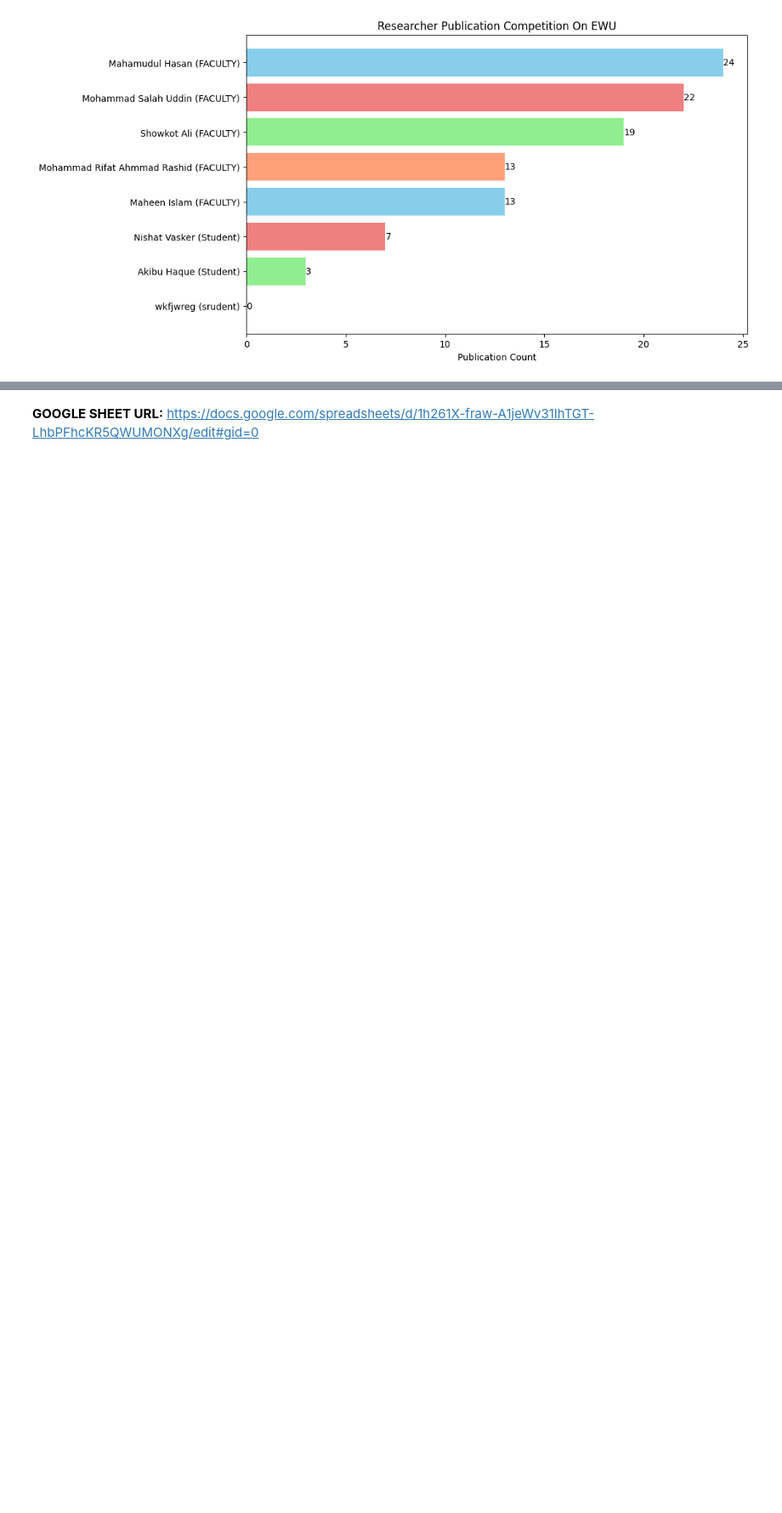
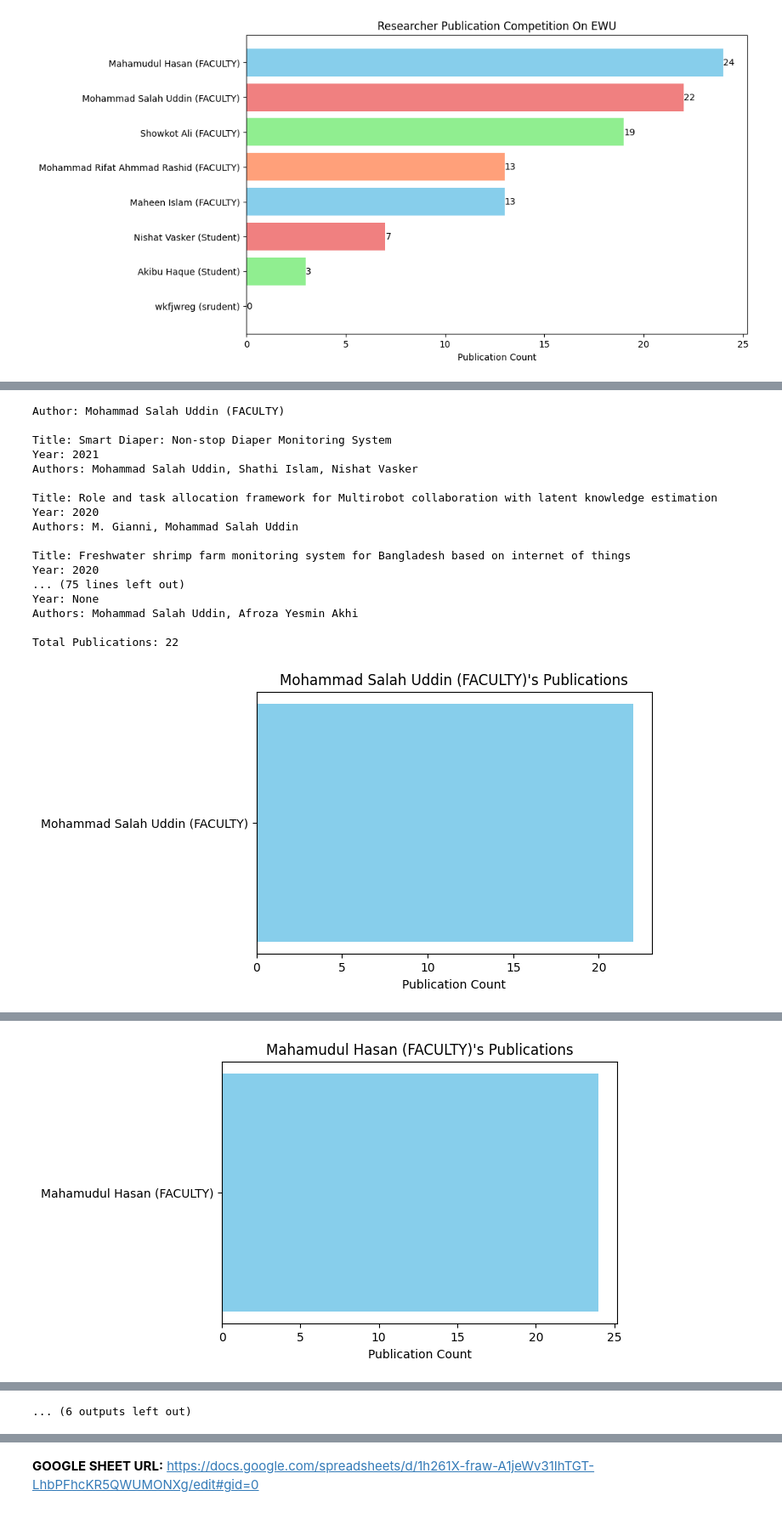
Before and after one commit to NishatVasker/University_Projects, a Jupyter notebook: CSE479_PROJECT.ipynb, the cells around one changed output, grey strips where cells are left out. Shown at 85% size. Saved outputs shown, nothing was run; the diff lists cells and outputs as text; code cells hidden in the pictures; blank space fills up the shorter version.

```diff
--- a/CSE479_PROJECT.ipynb
+++ b/CSE479_PROJECT.ipynb
@@ -660,0 +839,72 @@ plt.show()
+# %%
+import requests
+import matplotlib.pyplot as plt
+
+# Define the web app URL
+web_app_url = "https://script.google.com/macros/s/AKfycbyQ3HnZNo1WpnydCo3COYDxT2y23m6dKBD1zgtK1ECNldi68SdBgrfUW00NPnXJMGsV/exec"
+
+# Fetch data from the web app
+response = requests.get(web_app_url)
+
+if response.status_code == 200:
+    data = response.json()
+
+    # Function to fetch publication data for a researcher
+    def fetch_publication_info(author_id, author_name):
+        url = f"https://api.semanticscholar.org/graph/v1/author/{author_id}?fields=papers.title,papers.year,papers.authors"
+        response = requests.get(url)
+
+        if response.status_code == 200:
+            data = response.json()
+            author_publications = data.get("papers", [])
+            publication_count = len(author_publications)
+
+            # Print author information
+            print(f"Author: {author_name}\n")
+
+            for publication in author_publications:
+                print(f"Title: {publication.get('title')}")
+                print(f"Year: {publication.get('year')}")
+                authors = [author['name'] for author in publication.get('authors', [])]
+                authors_str = ", ".join(authors)
+                print(f"Authors: {authors_str}\n")
+
+            # Print the total number of publications
+            print(f"Total Publications: {publication_count}")
+            print("\n")
+
+            # Create a bar chart for publication counts
+            plt.figure(figsize=(6, 4))
+            plt.barh([author_name], [publication_count], color='skyblue')
+            plt.xlabel('Publication Count')
+            plt.title(f'{author_name}\'s Publications')
+            plt.gca().invert_yaxis()  # Reverse the order to show the count
+
+            # Display the chart
+            plt.show()
+
+    for researcher in data:
+        researcher_id = researcher["ID"]
+        researcher_name = f"{researcher['NAME']} ({researcher['POSITION']})"
+        fetch_publication_info(researcher_id, researcher_name)
+else:
+    print(f"Failed to retrieve data from the web app. Status code: {response.status_code}")
+# %% [output]
+Author: Mohammad Salah Uddin (FACULTY)
+
+Title: Smart Diaper: Non-stop Diaper Monitoring System
+Year: 2021
+Authors: Mohammad Salah Uddin, Shathi Islam, Nishat Vasker
+
+Title: Role and task allocation framework for Multirobot collaboration with latent knowledge estimation
+Year: 2020
+Authors: M. Gianni, Mohammad Salah Uddin
+
+Title: Freshwater shrimp farm monitoring system for Bangladesh based on internet of things
+Year: 2020
+... (75 lines left out)
+Year: None
+Authors: Mohammad Salah Uddin, Afroza Yesmin Akhi
+
+Total Publications: 22
+[figure, added]
@@ -660,0 +928 @@ plt.show()
+[figure, added]
@@ -660,0 +999 @@ plt.show()
+... (6 outputs left out)
```
Also changed, not shown: parts of 12 cells of this notebook.
